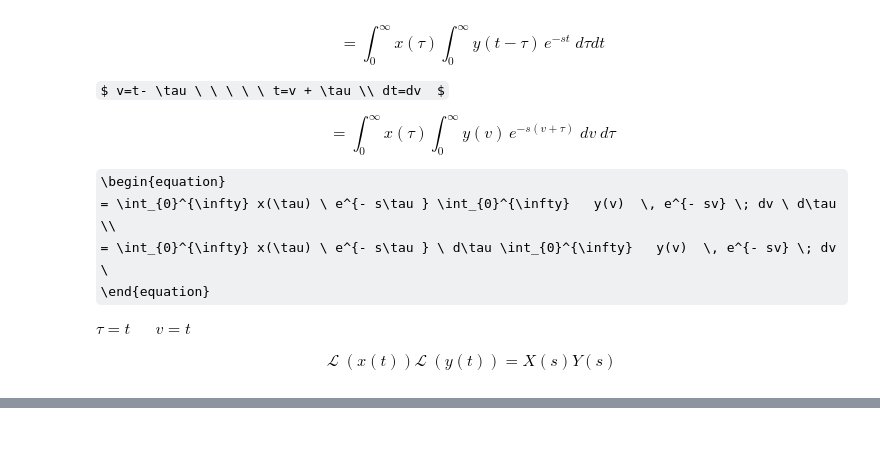
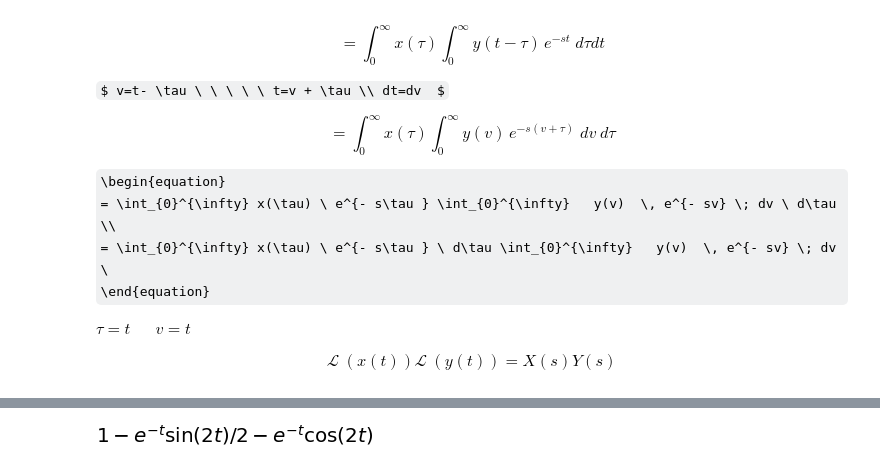
Before and after one commit to enaranjom/SySTaller, a Jupyter notebook: Taller3_EstebanNaranjoM.ipynb, the cells around one changed output, grey strips where cells are left out. Saved outputs shown, nothing was run; the diff lists cells and outputs as text; code cells hidden in the pictures; some formulas as TeX source; blank space fills up the shorter version.

```diff
--- a/Taller3_EstebanNaranjoM.ipynb
+++ b/Taller3_EstebanNaranjoM.ipynb
@@ -279,0 +350,7 @@ $ \tau=t \ \ \ \ \ \ \ v=t $
+# %%
+RLC = {R: 1, L: sym.Rational('.5'), C: sym.Rational('.4')}
+
+y = sym.inverse_laplace_transform(Y.subs(RLC).subs(X, 1/s), s, t)
+y
+# %% [output]
+[figure, added]
```
Also changed, not shown: parts of 23 cells of this notebook.
